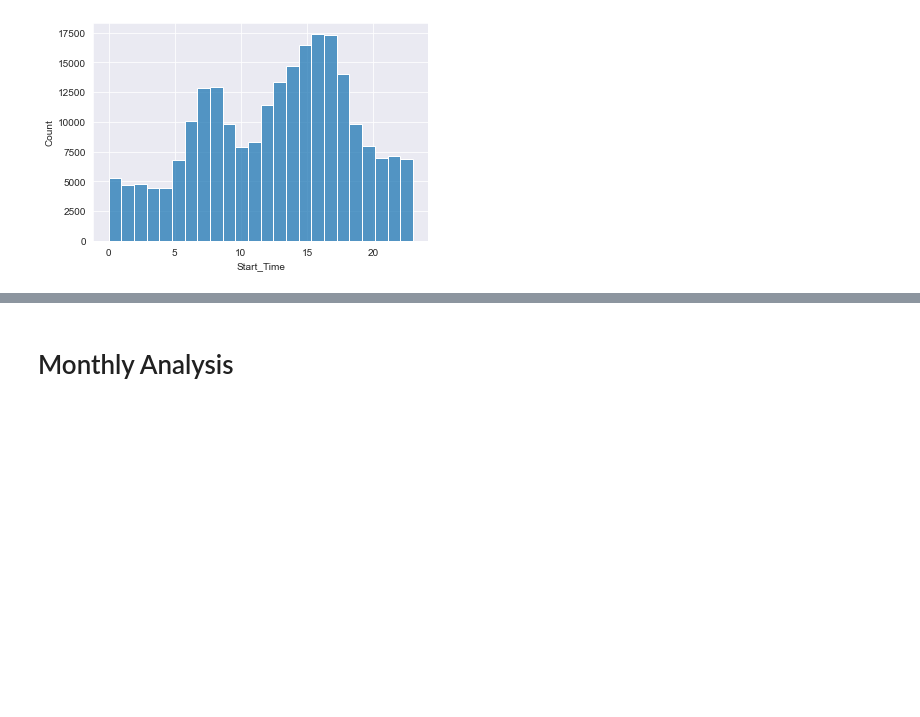
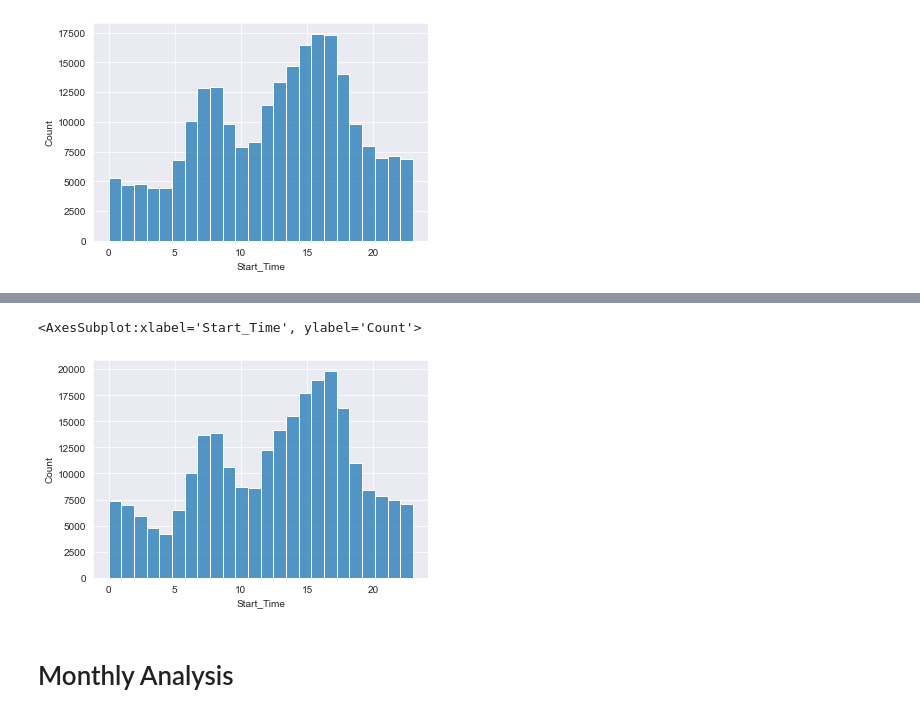
Before and after one commit to Sourabh-Marne/Exploratory-Data-Analysis-US-Accidents-Python, a Jupyter notebook: EDA_Us_accidents.ipynb, the cells around one changed output, grey strips where cells are left out. Cells and saved outputs as stored; diff of their text form; code cells hidden in the pictures; blank space fills up the shorter version.

```diff
--- a/EDA_Us_accidents.ipynb
+++ b/EDA_Us_accidents.ipynb
@@ -276,22 +276,5 @@ Hourly Accidents on Mondays:
 # %%
 thurs_acc_times = df.Start_Time[df.Start_Time.dt.dayofweek==3]
 print("Hourly Accidents on Thursdays:")
-sns.histplot(thurs
-
-
-
-
-
-
-
-
-
-
-
-
-
-
-
-
-             _acc_times.dt.hour, bins=24) # plot hourly accidents
+sns.histplot(thurs_acc_times.dt.hour, bins=24) # plot hourly accidents
 # %% [output]
@@ -299,3 +282,5 @@ SyntaxError: invalid syntax (Temp/ipykernel_9844/95072623.py, line 20)
+<AxesSubplot:xlabel='Start_Time', ylabel='Count'>
+[figure, added]
 # %% [markdown]
 # Monthly Analysis
 # %%
```
Also changed, not shown: parts of 3 cells of this notebook.
